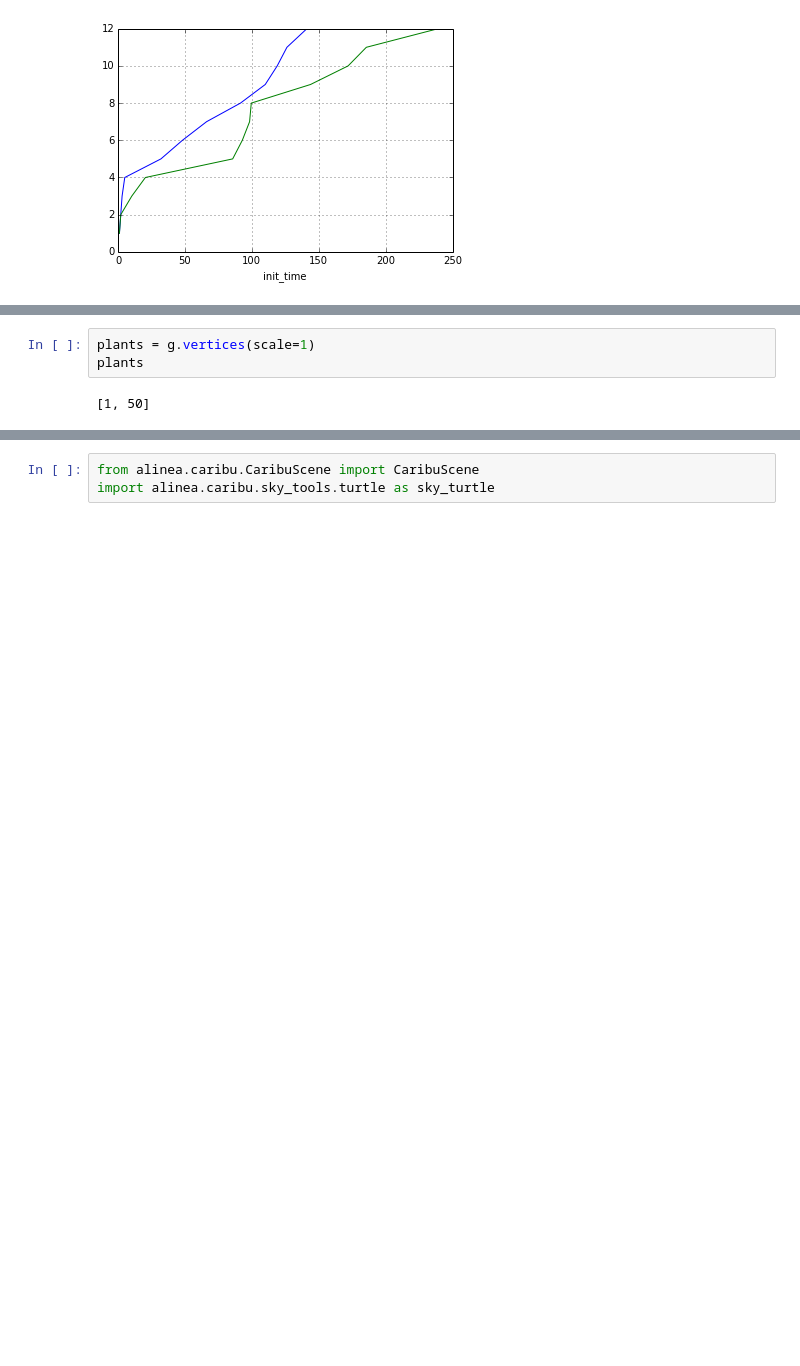
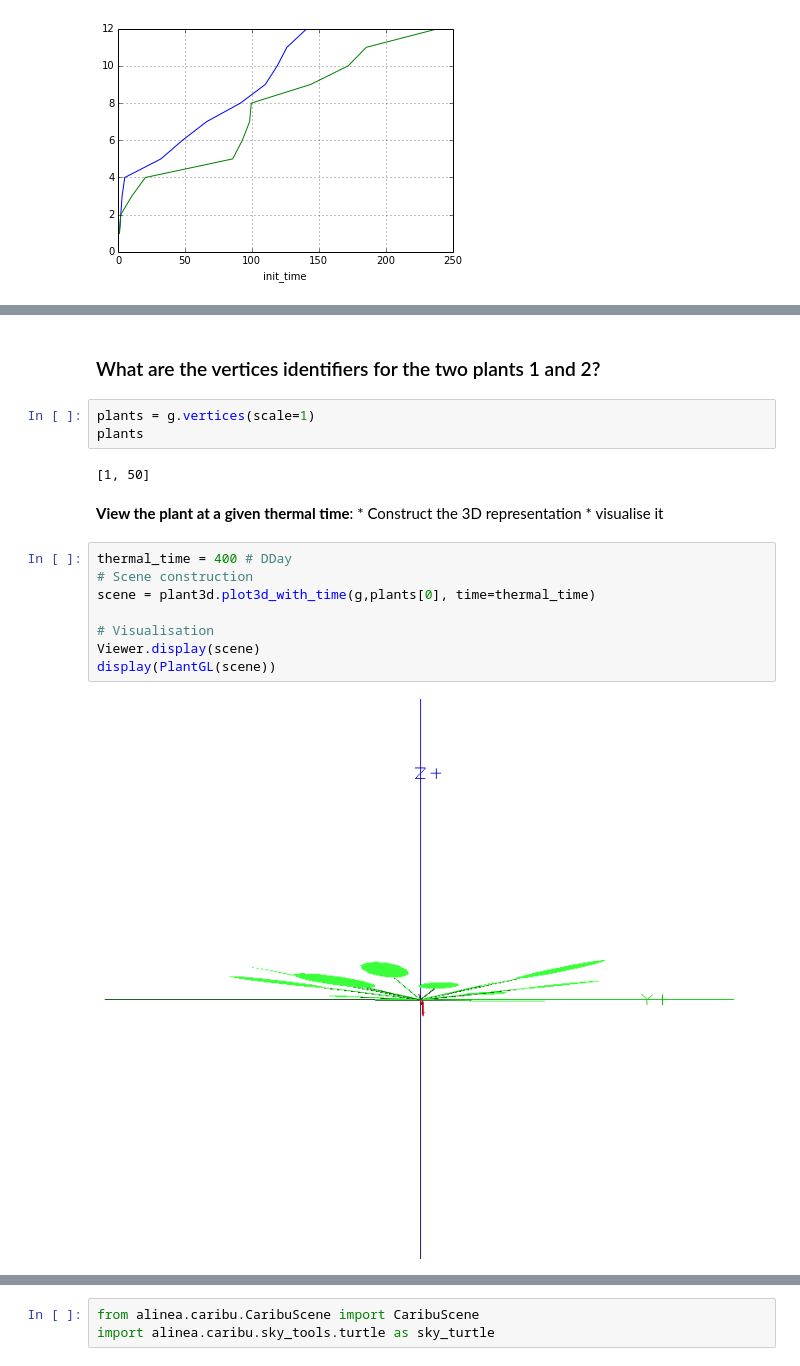
Before and after one commit to pradal/scanalea, a Jupyter notebook: example/Arabisopsis.ipynb, the cells around one changed output, grey strips where cells are left out. Drawn from its saved outputs; the diff is of its cells as text; blank space fills up the shorter version.

```diff
--- a/example/Arabisopsis.ipynb
+++ b/example/Arabisopsis.ipynb
@@ -44,5 +104,21 @@ g = plant3d.dynamic_mtg(df)
+# %% [markdown]
+### What are the vertices identifiers for the two plants 1 and 2?
 # %%
 plants = g.vertices(scale=1)
 plants
 # %% [output]
 [1, 50]
+# %% [markdown]
+**View the plant at a given thermal time**:
+    * Construct the 3D representation
+    * visualise it
+# %%
+thermal_time = 400 # DDay
+# Scene construction
+scene = plant3d.plot3d_with_time(g,plants[0], time=thermal_time)
+
+# Visualisation
+Viewer.display(scene)
+display(PlantGL(scene))
+# %% [output]
+[figure, added]
```
Also changed, not shown: parts of 26 cells of this notebook, 9 other files.
